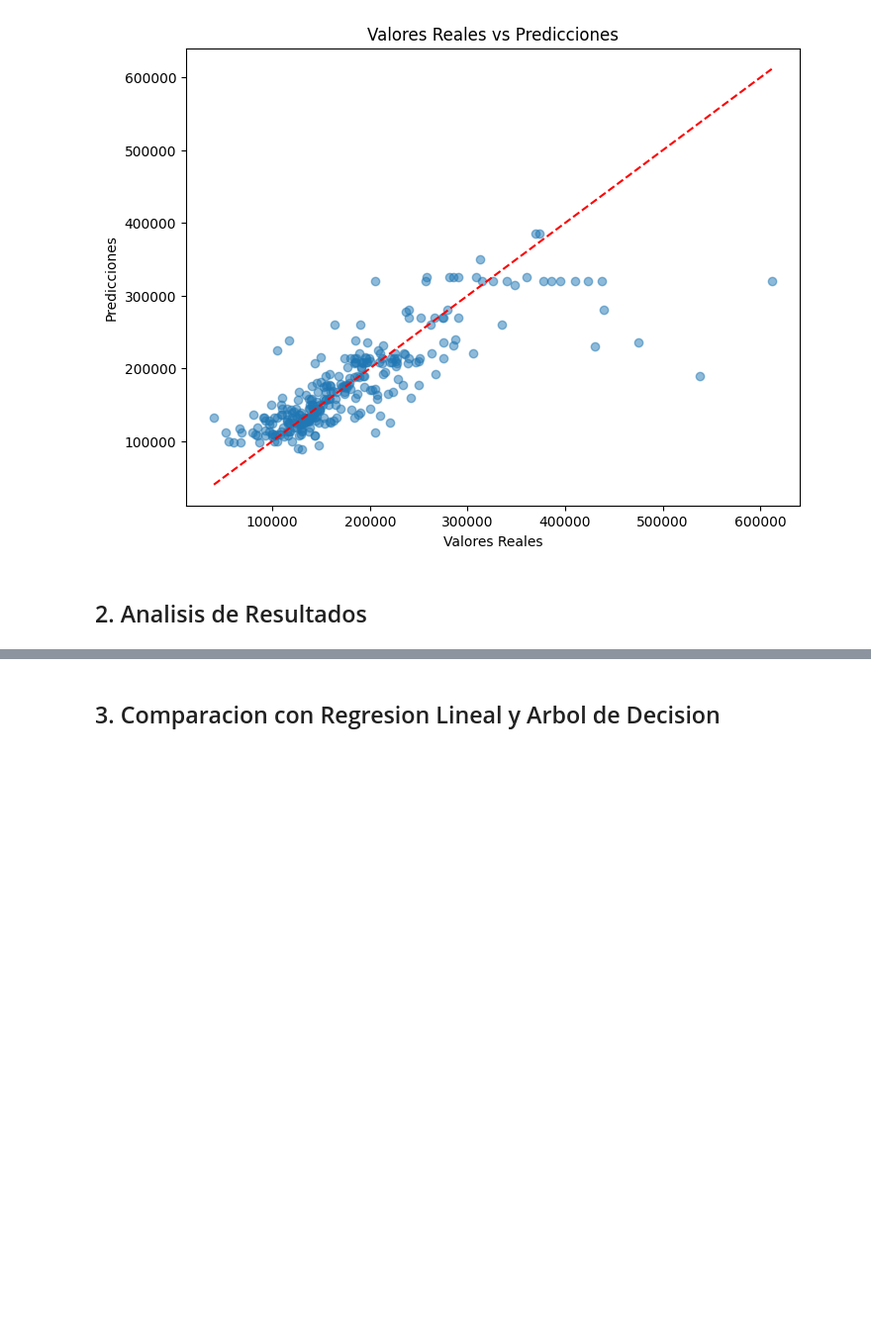
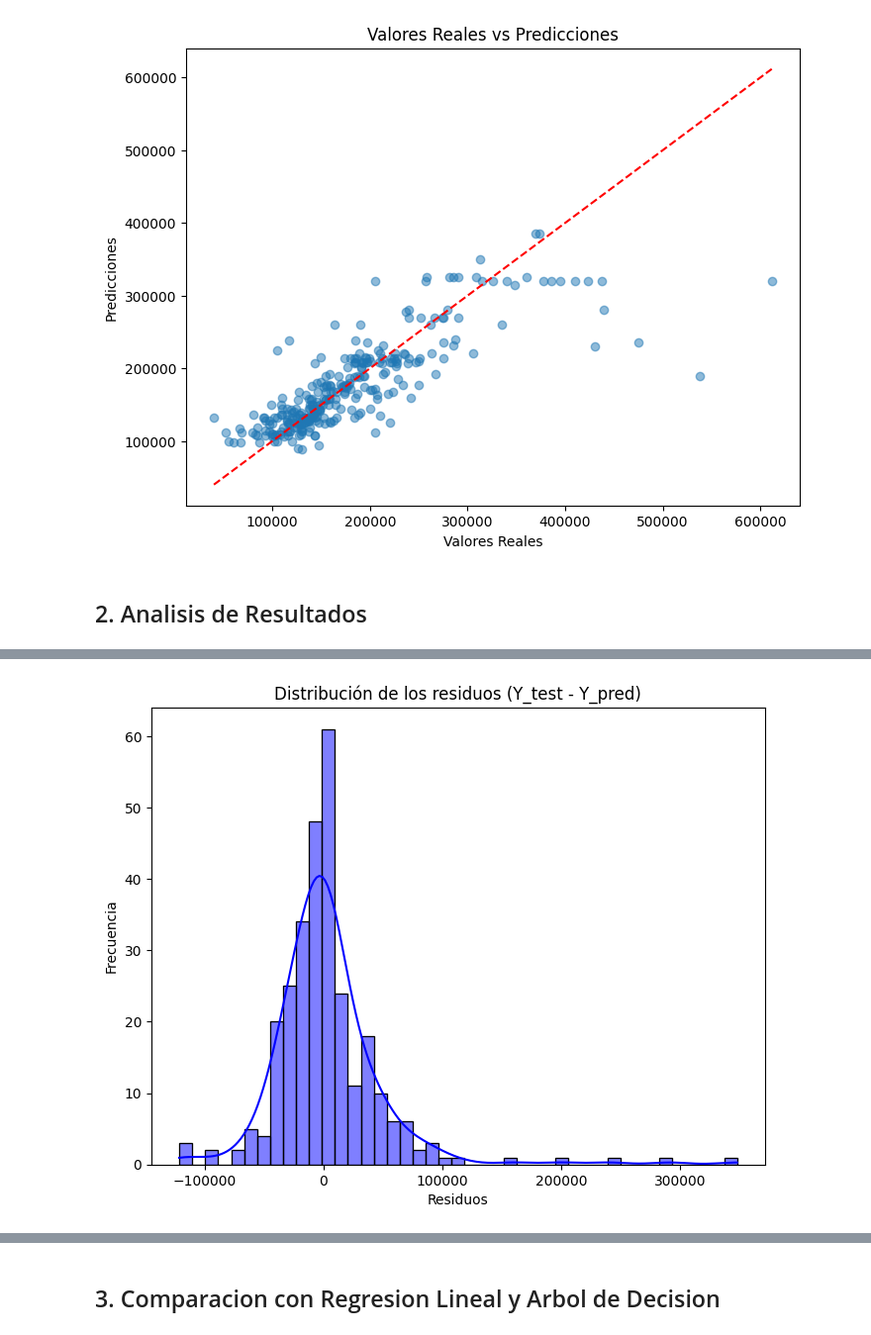
Before and after one commit to DiegoLinares11/Modelos-de-Regresion-Lineal, a Jupyter notebook: Entrega3/NaiveBayes.ipynb, the cells around one changed output, grey strips where cells are left out. Shown at 99% size. Cells and saved outputs as stored; diff of their text form; code cells hidden in the pictures; blank space fills up the shorter version.

```diff
--- a/Entrega3/NaiveBayes.ipynb
+++ b/Entrega3/NaiveBayes.ipynb
@@ -557,0 +606,9 @@ plt.show()
+# %%
+plt.figure(figsize=(8, 6))
+sns.histplot(residuals, kde=True, color='blue')
+plt.title("Distribución de los residuos (Y_test - Y_pred)")
+plt.xlabel("Residuos")
+plt.ylabel("Frecuencia")
+plt.show()
+# %% [output]
+[figure, added]
```
Also changed, not shown: parts of 9 cells of this notebook.
